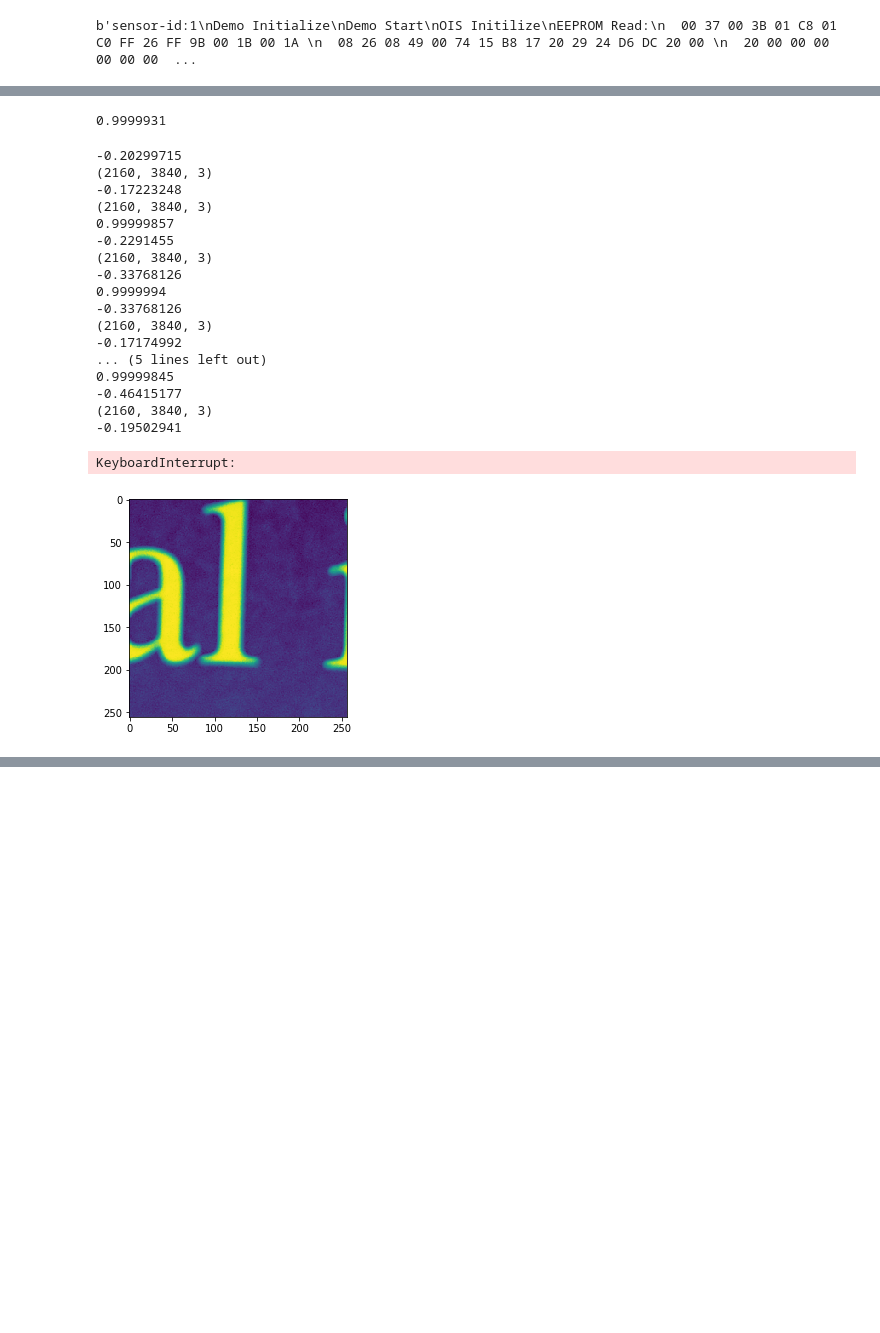
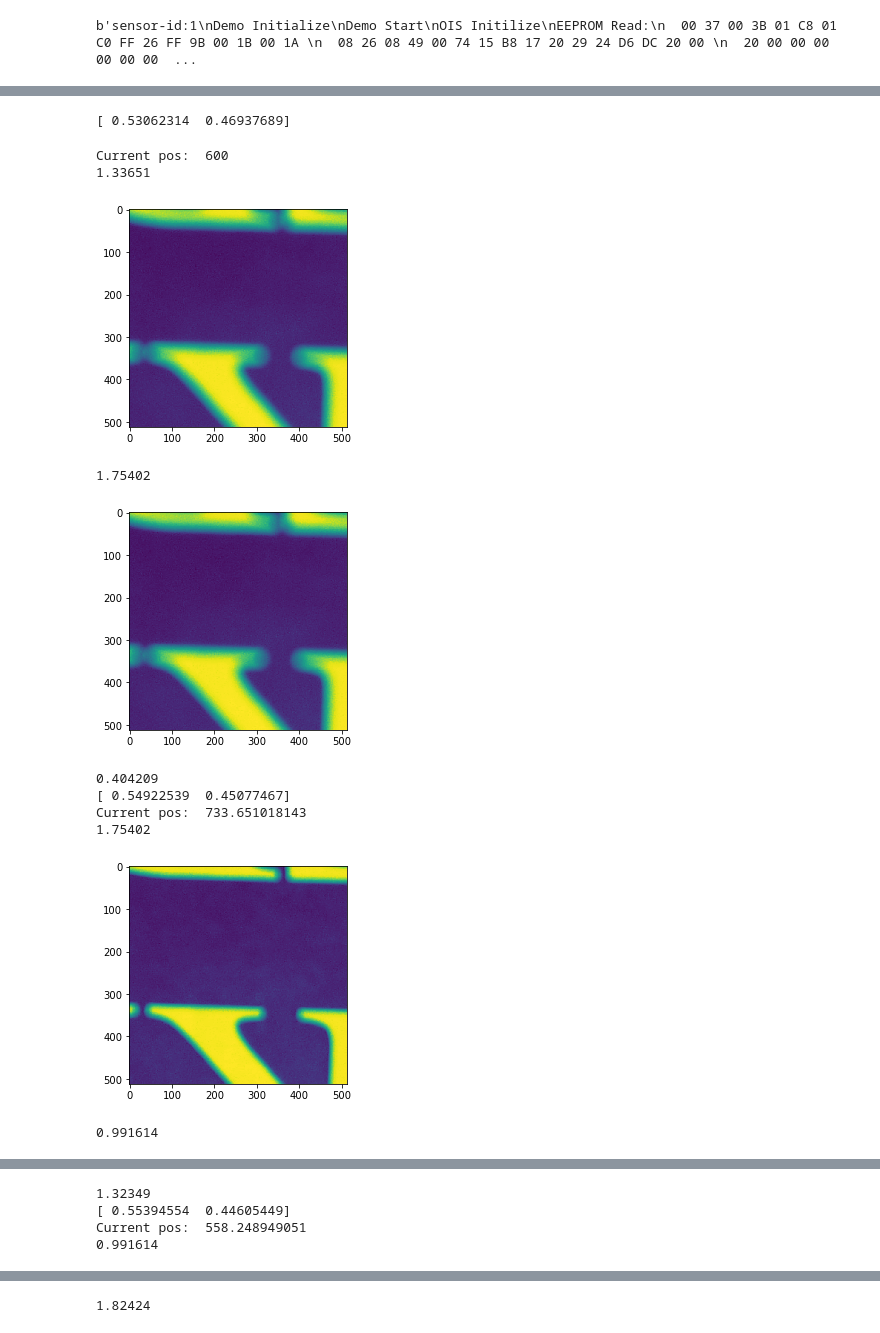
Before and after one commit to cianhwang/autofocusVCM, a Jupyter notebook: test.ipynb, the cells around one changed output, grey strips where cells are left out. Drawn from its saved outputs; the diff is of its cells as text; code cells hidden in the pictures; blank space fills up the shorter version.

```diff
--- a/test.ipynb
+++ b/test.ipynb
@@ -107,51 +127,52 @@ discriminator.load_weights('my_dis_weights.h5')
 # %%
-pred = discriminator.predict(patch[np.newaxis,:,:, np.newaxis])[0][0]
+pred = discriminator.predict(patch[np.newaxis,:,:, np.newaxis])[0]
 print(pred)
 # %% [output]
-0.9999931
+[ 0.53062314  0.46937689]
-# %%
-model = load_model('my_model_step1.h5')
 # %%
-while (True):
-
+print("Current pos: ", curr)
+while (pred[0]+0.02 > pred[1]):
     step = model.predict(patch[np.newaxis,:,:, np.newaxis])[0][0]
     print(step)
 
-    moveFocus(sid=1, pos=-step*100)
+    setFocus(sid=1, pos=curr-step*100)
 
     patch = patchExtraction(sid = 1)
     plt.imshow(patch)
+    plt.show()
 
     temp = model.predict(patch[np.newaxis,:,:, np.newaxis])[0][0]
     print(temp)
-    if temp < step:
-        step = temp
-        pred = discriminator.predict(patch[np.newaxis,:,:, np.newaxis])[0][0]
+
+
+    setFocus(1, curr + 100*step)
+    patch2 = patchExtraction(sid = 1)
+    plt.imshow(patch)
+    plt.show()
+    temp2 = model.predict(patch2[np.newaxis,:,:, np.newaxis])[0][0]
+    print(temp2)
+
+
+    if temp <= temp2:
+        setFocus(sid=1, pos=curr-step*100)
+        curr = max(curr-step*100, 0)
+        pred = discriminator.predict(patch[np.newaxis,:,:, np.newaxis])[0]
         print(pred)
-        continue
+    else:
+        curr = min(curr+step*100, 1023)
+        pred = discriminator.predict(patch2[np.newaxis,:,:, np.newaxis])[0]
+        print(pred)
 
-    moveFocus(1, 200*step)
-    patch = patchExtraction(sid = 1)
-    plt.imshow(patch)
-    pred = discriminator.predict(patch[np.newaxis,:,:, np.newaxis])[0][0]
-    print(pred)
+    print("Current pos: ", curr)
 # %% [output]
--0.20299715
-(2160, 3840, 3)
--0.17223248
-(2160, 3840, 3)
-0.99999857
--0.2291455
-(2160, 3840, 3)
--0.33768126
-0.9999994
--0.33768126
-(2160, 3840, 3)
--0.17174992
-... (5 lines left out)
-0.99999845
--0.46415177
-(2160, 3840, 3)
--0.19502941
+Current pos:  600
+1.33651
+[figure, new version]
-KeyboardInterrupt:
+1.75402
-[figure, old version]
+[figure, added]
+0.404209
+[ 0.54922539  0.45077467]
+Current pos:  733.651018143
+1.75402
+[figure, added]
+0.991614
@@ -157,0 +180,4 @@ KeyboardInterrupt:
+1.32349
+[ 0.55394554  0.44605449]
+Current pos:  558.248949051
+0.991614
@@ -157,0 +185 @@ KeyboardInterrupt:
+1.82424
```
Also changed, not shown: parts of 8 cells of this notebook.
